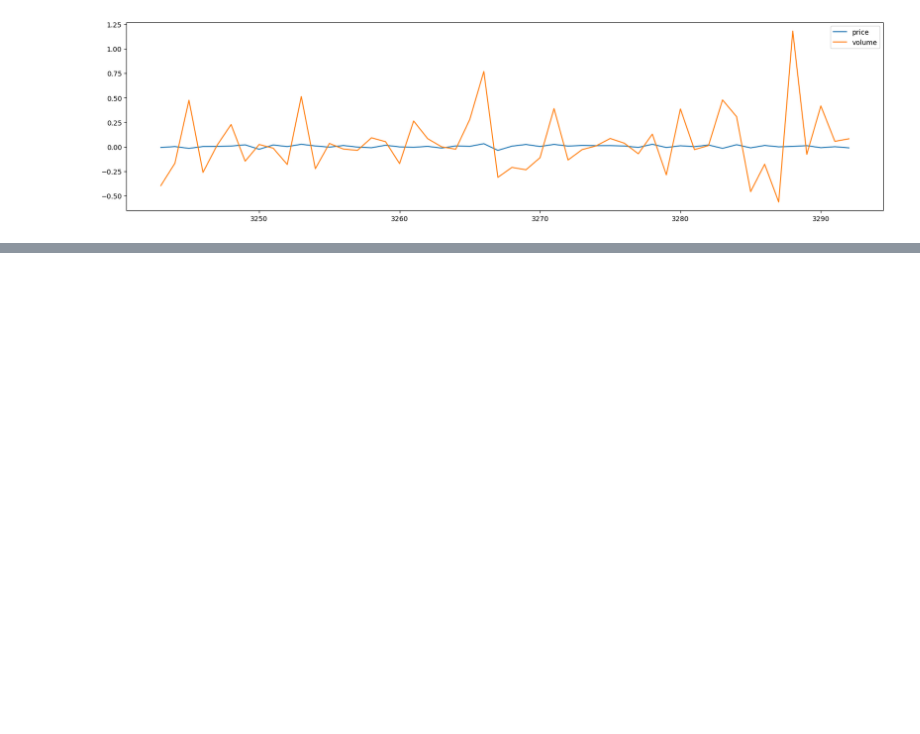
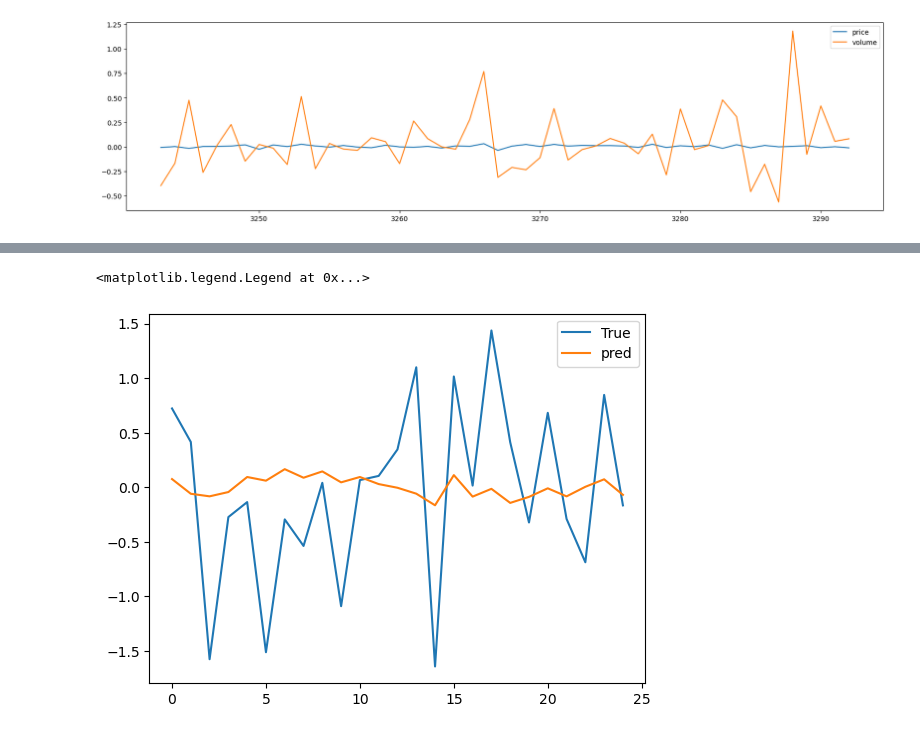
Before and after one commit to mkim139/stock_analysis, a Jupyter notebook: data_processing.ipynb, the cells around one changed output, grey strips where cells are left out. Saved outputs shown, nothing was run; the diff lists cells and outputs as text; code cells hidden in the pictures; blank space fills up the shorter version.

```diff
--- a/data_processing.ipynb
+++ b/data_processing.ipynb
@@ -60,22 +61,22 @@ data['vpercent_1d'] = vpercent_1d
 # %%
-train = data['percent_1d'].iloc[:-60]
-val = data['percent_1d'].iloc[-60:-30]
-test = data['percent_1d'].iloc[-30:]
-trainprice = pd.concat([train.shift(3),train.shift(2),train.shift(1),train],axis=1).dropna()
-valprice = pd.concat([val.shift(3),val.shift(2),val.shift(1),val],axis=1).dropna()
-testprice = pd.concat([test.shift(3),test.shift(2),test.shift(1),test],axis=1).dropna()
+traindata = data['percent_1d'].iloc[:-60]
+valdata = data['percent_1d'].iloc[-60:-30]
+testdata = data['percent_1d'].iloc[-30:]
+trainprice = pd.concat([traindata.shift(5),traindata.shift(4),traindata.shift(3),traindata.shift(2),traindata.shift(1),traindata],axis=1).dropna()
+valprice = pd.concat([valdata.shift(5),valdata.shift(4),valdata.shift(3),valdata.shift(2),valdata.shift(1),valdata],axis=1).dropna()
+testprice = pd.concat([testdata.shift(5),testdata.shift(4),testdata.shift(3),testdata.shift(2),testdata.shift(1),testdata],axis=1).dropna()
 # %%
-train = data['vpercent_1d'].iloc[:-60]
-val = data['vpercent_1d'].iloc[-60:-30]
-test = data['vpercent_1d'].iloc[-30:]
-trainvolume = pd.concat([train.shift(3),train.shift(2),train.shift(1),train],axis=1).dropna()
-valvolume = pd.concat([val.shift(3),val.shift(2),val.shift(1),val],axis=1).dropna()
-testvolume = pd.concat([test.shift(3),test.shift(2),test.shift(1),test],axis=1).dropna()
+traindata = data['vpercent_1d'].iloc[:-60]
+valdata = data['vpercent_1d'].iloc[-60:-30]
+testdata = data['vpercent_1d'].iloc[-30:]
+trainvolume = pd.concat([traindata.shift(5),traindata.shift(4),traindata.shift(3),traindata.shift(2),traindata.shift(1),traindata],axis=1).dropna()
+valvolume = pd.concat([valdata.shift(5),valdata.shift(4),valdata.shift(3),valdata.shift(2),valdata.shift(1),valdata],axis=1).dropna()
+testvolume = pd.concat([testdata.shift(5),testdata.shift(4),testdata.shift(3),testdata.shift(2),testdata.shift(1),testdata],axis=1).dropna()
 # %%
-trainprice.columns = ['p1','p2','p3','y']
-valprice.columns = ['p1','p2','p3','y']
-testprice.columns = ['p1','p2','p3','y']
+trainprice.columns = ['p1','p2','p3','p4','p5','y']
+valprice.columns = ['p1','p2','p3','p4','p5','y']
+testprice.columns = ['p1','p2','p3','p4','p5','y']
 
-trainvolume.columns = ['v1','v2','v3','y']
-valvolume.columns = ['v1','v2','v3','y']
-testvolume.columns = ['v1','v2','v3','y']
+trainvolume.columns = ['v1','v2','v3','v4','v5','y']
+valvolume.columns = ['v1','v2','v3','v4','v5','y']
+testvolume.columns = ['v1','v2','v3','v4','v5','y']
@@ -110,0 +83,2 @@ torch.Size([3, 16, 2])
+# %%
+valresult,testresult = train.train(trainprice,trainvolume,valprice,valvolume,testprice,testvolume,learning_rate=0.01,device='cuda')
@@ -110,0 +87,7 @@ torch.Size([3, 16, 2])
+# %%
+plt.plot(valresult[0],label='True')
+plt.plot(valresult[1],label='pred')
+plt.legend()
+# %% [output]
+<matplotlib.legend.Legend at 0x...>
+[figure, added]
```
Also changed, not shown: parts of 11 cells of this notebook, 4 other files.
